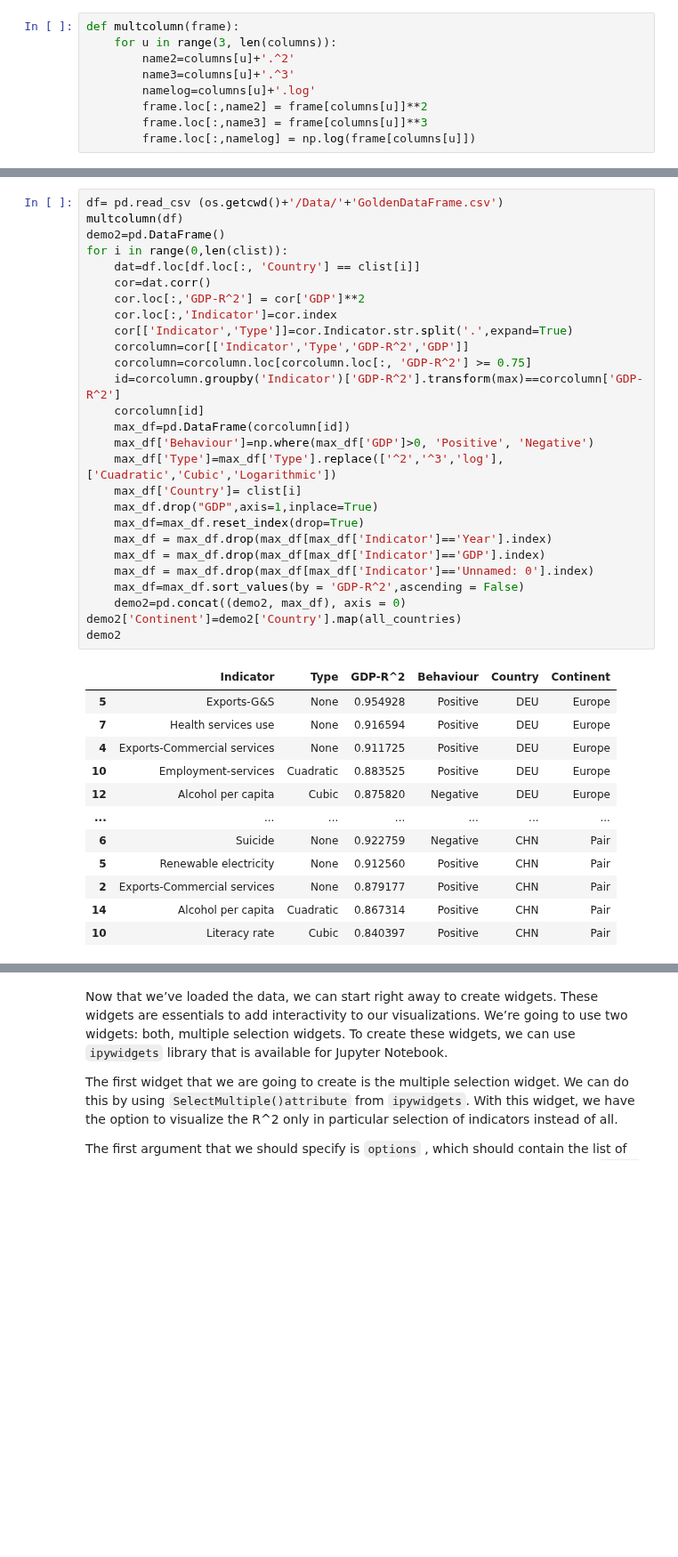
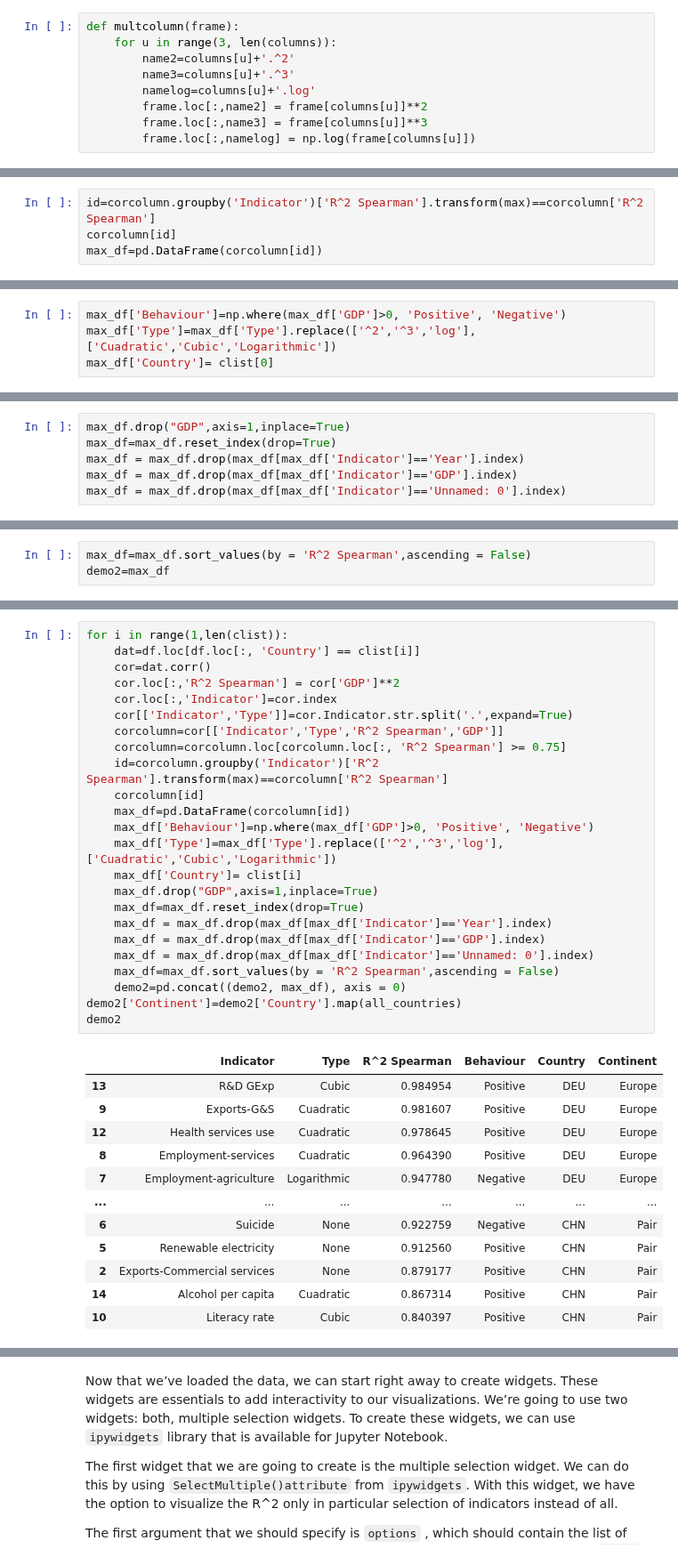
Before and after one commit to devonfw-forge/python-data-driven-decisions, a Jupyter notebook: WDI-Complete code.ipynb, the cells around one changed output, grey strips where cells are left out. Shown at 89% size. Saved outputs shown, nothing was run; the diff lists cells and outputs as text; blank space fills up the shorter version.

```diff
--- a/WDI-Complete code.ipynb
+++ b/WDI-Complete code.ipynb
@@ -607,0 +632,4 @@ Moreover, we want to know the correlation between all the variables, so to acomp
+# %%
+id=corcolumn.groupby('Indicator')['R^2 Spearman'].transform(max)==corcolumn['R^2 Spearman']
+corcolumn[id]
+max_df=pd.DataFrame(corcolumn[id])
@@ -607,0 +638,4 @@ Moreover, we want to know the correlation between all the variables, so to acomp
+# %%
+max_df['Behaviour']=np.where(max_df['GDP']>0, 'Positive', 'Negative')
+max_df['Type']=max_df['Type'].replace(['^2','^3','log'],['Cuadratic','Cubic','Logarithmic'])
+max_df['Country']= clist[0]
@@ -607,0 +644,6 @@ Moreover, we want to know the correlation between all the variables, so to acomp
+# %%
+max_df.drop("GDP",axis=1,inplace=True)
+max_df=max_df.reset_index(drop=True)
+max_df = max_df.drop(max_df[max_df['Indicator']=='Year'].index)
+max_df = max_df.drop(max_df[max_df['Indicator']=='GDP'].index)
+max_df = max_df.drop(max_df[max_df['Indicator']=='Unnamed: 0'].index)
@@ -607,0 +652,3 @@ Moreover, we want to know the correlation between all the variables, so to acomp
+# %%
+max_df=max_df.sort_values(by = 'R^2 Spearman',ascending = False)
+demo2=max_df
@@ -608,37 +657,34 @@ Moreover, we want to know the correlation between all the variables, so to acomp
 # %%
-df= pd.read_csv (os.getcwd()+'/Data/'+'GoldenDataFrame.csv')
-multcolumn(df)
-demo2=pd.DataFrame()
-for i in range(0,len(clist)):
+for i in range(1,len(clist)):
     dat=df.loc[df.loc[:, 'Country'] == clist[i]]
     cor=dat.corr()
-    cor.loc[:,'GDP-R^2'] = cor['GDP']**2
+    cor.loc[:,'R^2 Spearman'] = cor['GDP']**2
     cor.loc[:,'Indicator']=cor.index
     cor[['Indicator','Type']]=cor.Indicator.str.split('.',expand=True)
-    corcolumn=cor[['Indicator','Type','GDP-R^2','GDP']]
-    corcolumn=corcolumn.loc[corcolumn.loc[:, 'GDP-R^2'] >= 0.75]
-    id=corcolumn.groupby('Indicator')['GDP-R^2'].transform(max)==corcolumn['GDP-R^2']
+    corcolumn=cor[['Indicator','Type','R^2 Spearman','GDP']]
+    corcolumn=corcolumn.loc[corcolumn.loc[:, 'R^2 Spearman'] >= 0.75]
+    id=corcolumn.groupby('Indicator')['R^2 Spearman'].transform(max)==corcolumn['R^2 Spearman']
     corcolumn[id]
     max_df=pd.DataFrame(corcolumn[id])
     max_df['Behaviour']=np.where(max_df['GDP']>0, 'Positive', 'Negative')
     max_df['Type']=max_df['Type'].replace(['^2','^3','log'],['Cuadratic','Cubic','Logarithmic'])
     max_df['Country']= clist[i]
     max_df.drop("GDP",axis=1,inplace=True)
     max_df=max_df.reset_index(drop=True)
     max_df = max_df.drop(max_df[max_df['Indicator']=='Year'].index)
     max_df = max_df.drop(max_df[max_df['Indicator']=='GDP'].index)
     max_df = max_df.drop(max_df[max_df['Indicator']=='Unnamed: 0'].index)
-    max_df=max_df.sort_values(by = 'GDP-R^2',ascending = False)
+    max_df=max_df.sort_values(by = 'R^2 Spearman',ascending = False)
     demo2=pd.concat((demo2, max_df), axis = 0)
 demo2['Continent']=demo2['Country'].map(all_countries)
 demo2
 # %% [output]
-|  | Indicator | Type | GDP-R^2 | Behaviour | Country | Continent |
-| 5 | Exports-G&S | None | 0.954928 | Positive | DEU | Europe |
-| 7 | Health services use | None | 0.916594 | Positive | DEU | Europe |
-| 4 | Exports-Commercial services | None | 0.911725 | Positive | DEU | Europe |
-| 10 | Employment-services | Cuadratic | 0.883525 | Positive | DEU | Europe |
-| 12 | Alcohol per capita | Cubic | 0.875820 | Negative | DEU | Europe |
+|  | Indicator | Type | R^2 Spearman | Behaviour | Country | Continent |
+| 13 | R&D GExp | Cubic | 0.984954 | Positive | DEU | Europe |
+| 9 | Exports-G&S | Cuadratic | 0.981607 | Positive | DEU | Europe |
+| 12 | Health services use | Cuadratic | 0.978645 | Positive | DEU | Europe |
+| 8 | Employment-services | Cuadratic | 0.964390 | Positive | DEU | Europe |
+| 7 | Employment-agriculture | Logarithmic | 0.947780 | Negative | DEU | Europe |
 | ... | ... | ... | ... | ... | ... | ... |
 | 6 | Suicide | None | 0.922759 | Negative | CHN | Pair |
 | 5 | Renewable electricity | None | 0.912560 | Positive | CHN | Pair |
```
Also changed, not shown: parts of 27 cells of this notebook.
